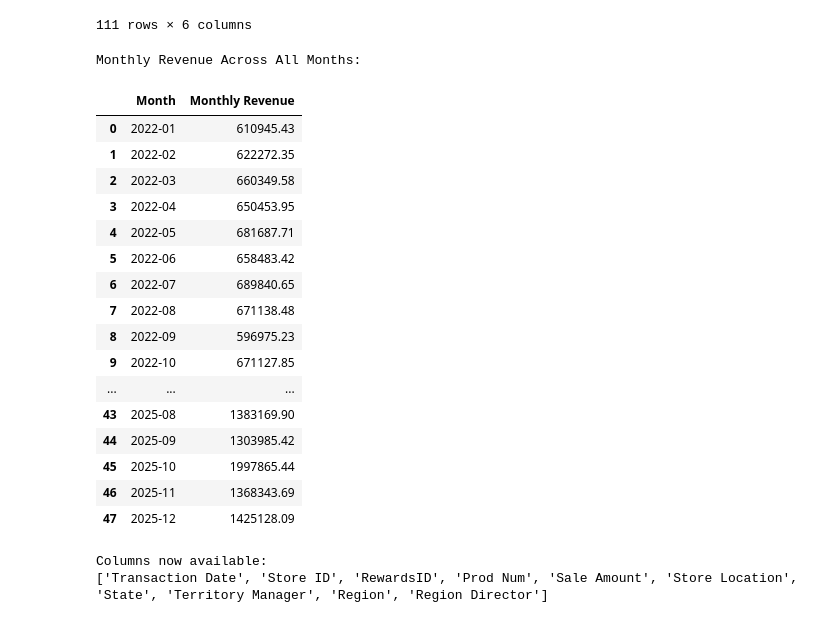
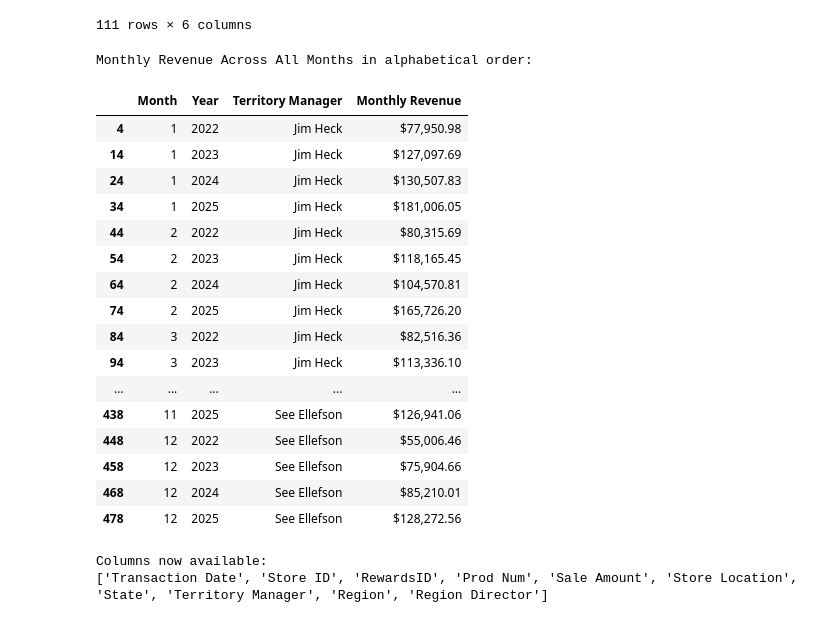
Before and after one commit to JimmyJuare/Capstone_2, a Jupyter notebook: Ellefson_sales_analysis.ipynb, the cells around one changed output. Drawn from its saved outputs; the diff is of its cells as text; code cells hidden in the pictures.

```diff
--- a/Ellefson_sales_analysis.ipynb
+++ b/Ellefson_sales_analysis.ipynb
@@ -227,39 +229,56 @@ curr_store_sales = store_sales.copy()
 # %%
 
 # Convert date and create Month column
 curr_store_sales['Transaction Date'] = pd.to_datetime(curr_store_sales['Transaction Date'])
-curr_store_sales['Month'] = curr_store_sales['Transaction Date'].dt.to_period('M')   # e.g., 2022-01
+curr_store_sales['Month'] = curr_store_sales['Transaction Date'].dt.month   # e.g., 2022-01
 curr_store_sales['Year'] = curr_store_sales['Transaction Date'].dt.year
 
+# curr_store_sales['Territory Manager'] =
+# curr_store_sales[(curr_store_sales['Territory Manager'] == 'See Ellefson') |
+#                  (curr_store_sales['Territory Manager'] == 'Jim Heck')]
+
+merged_sales = pd.merge(
+    left=curr_store_sales,
+    right=store_detail,
+    on='Store ID',              # Common column between both tables
+    how='left'                  # Keep all sales records
+)
 # Group by Month and sum the Sale Amount
-monthly_revenue = (curr_store_sales
-                   .groupby('Month')['Sale Amount']
+monthly_revenue = (merged_sales
+                   .groupby(['Month', 'Year','Territory Manager'])['Sale Amount']
                    .sum()
                    .reset_index())
 
 monthly_revenue = monthly_revenue.rename(columns={'Sale Amount': 'Monthly Revenue'})
 
-print("Monthly Revenue Across All Months:")
-display(monthly_revenue)
+print("Monthly Revenue Across All Months in alphabetical order:")
+# Displays with a dollar sign, commas, and 2 decimal places
+display(
+    monthly_revenue.sort_values(by=['Territory Manager', 'Month'])
+
+    [(monthly_revenue['Territory Manager'] == 'See Ellefson') |
+     (monthly_revenue['Territory Manager'] == 'Jim Heck')]
+
+    .style.format({'Monthly Revenue': '${:,.2f}'}))
 # %% [output]
-Monthly Revenue Across All Months:
+Monthly Revenue Across All Months in alphabetical order:
-|  | Month | Monthly Revenue |
-| 0 | 2022-01 | 610945.43 |
-| 1 | 2022-02 | 622272.35 |
-| 2 | 2022-03 | 660349.58 |
-| 3 | 2022-04 | 650453.95 |
-| 4 | 2022-05 | 681687.71 |
-| 5 | 2022-06 | 658483.42 |
-| 6 | 2022-07 | 689840.65 |
-| 7 | 2022-08 | 671138.48 |
-| 8 | 2022-09 | 596975.23 |
-| 9 | 2022-10 | 671127.85 |
-| ... | ... | ... |
-| 43 | 2025-08 | 1383169.90 |
-| 44 | 2025-09 | 1303985.42 |
-| 45 | 2025-10 | 1997865.44 |
-| 46 | 2025-11 | 1368343.69 |
-| 47 | 2025-12 | 1425128.09 |
+|  | Month | Year | Territory Manager | Monthly Revenue |
+| 4 | 1 | 2022 | Jim Heck | $77,950.98 |
+| 14 | 1 | 2023 | Jim Heck | $127,097.69 |
+| 24 | 1 | 2024 | Jim Heck | $130,507.83 |
+| 34 | 1 | 2025 | Jim Heck | $181,006.05 |
+| 44 | 2 | 2022 | Jim Heck | $80,315.69 |
+| 54 | 2 | 2023 | Jim Heck | $118,165.45 |
+| 64 | 2 | 2024 | Jim Heck | $104,570.81 |
+| 74 | 2 | 2025 | Jim Heck | $165,726.20 |
+| 84 | 3 | 2022 | Jim Heck | $82,516.36 |
+| 94 | 3 | 2023 | Jim Heck | $113,336.10 |
+| ... | ... | ... | ... | ... |
+| 438 | 11 | 2025 | See Ellefson | $126,941.06 |
+| 448 | 12 | 2022 | See Ellefson | $55,006.46 |
+| 458 | 12 | 2023 | See Ellefson | $75,904.66 |
+| 468 | 12 | 2024 | See Ellefson | $85,210.01 |
+| 478 | 12 | 2025 | See Ellefson | $128,272.56 |
 # %%
 # lets start with merging the store_sales and store_detail tables to get a better understanding
 # of the sales data in relation to the store information. We will use a left join to keep all sales
```
Also changed, not shown: parts of 1 cell of this notebook, 1 other file.
